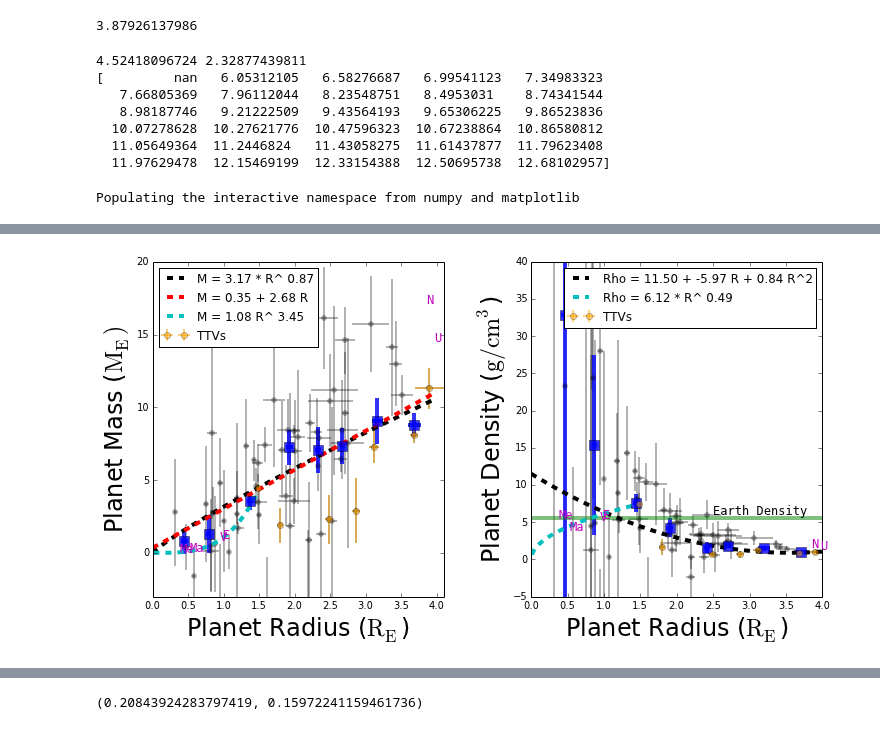
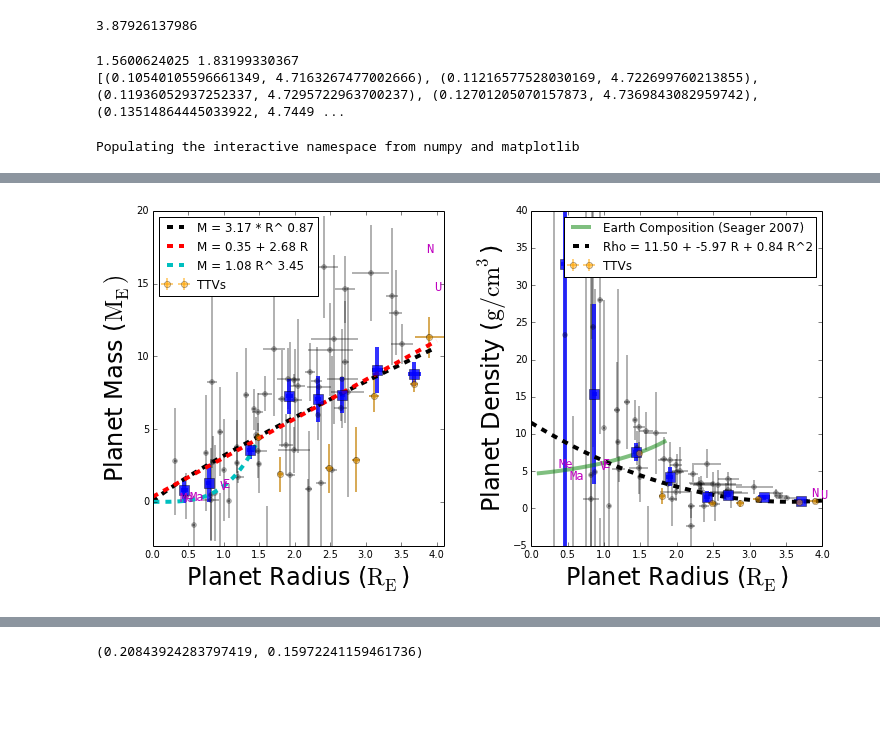
Before and after one commit to sealauren/mrf, a Jupyter notebook: plot_mr.ipynb, the cells around one changed output, grey strips where cells are left out. Cells and saved outputs as stored; diff of their text form; code cells hidden in the pictures; blank space fills up the shorter version.

Commit message:
Modified figure 2 caption and removed dr fit for rocky planets.

```diff
--- a/plot_mr.ipynb
+++ b/plot_mr.ipynb
@@ -422,25 +422,19 @@ means = pd.DataFrame({'r_m':rwm, 'r_d':rwd, 'ur':urw, 'm':mw, 'um':umw, 'rho':rh
 # %%
 # Calculate Earth composition from Seager 2007
 # this is good for Ms < 4
-m1, r1 = 6.41, 3.19
+m1, 6.41; r1 = 3.19
 k1 = -0.20945; k2 = 0.0804; k3 = 0.394
-m_phys = np.arange(0,30,1)
-r_phys = np.arange(0,4,0.1)
+m_phys = np.logspace(-3, 1, num=50)
 ms = m_phys/m1; rs = r_phys/r1
 logrs = k1 + 1/3. * np.log10(ms) - k2 * ms**k3
 rs = pow(10.,logrs)
 print max(ms), max(rs*r1)
 m_seager = ms*m1; r_seager = rs*r1
 d_seager = m_seager/(4/3.*pi*r_seager**3.)*mearth/rearth**3.
-print d_seager
+print zip(r_seager,d_seager)
 # %% [output]
-4.52418096724 2.32877439811
-[         nan   6.05312105   6.58276687   6.99541123   7.34983323
-   7.66805369   7.96112044   8.23548751   8.4953031    8.74341544
-   8.98187746   9.21222509   9.43564193   9.65306225   9.86523836
-  10.07278628  10.27621776  10.47596323  10.67238864  10.86580812
-  11.05649364  11.2446824   11.43058275  11.61437877  11.79623408
-  11.97629478  12.15469199  12.33154388  12.50695738  12.68102957]
+1.5600624025 1.83199330367
+[(0.10540105596661349, 4.7163267477002666), (0.11216577528030169, 4.722699760213855), (0.11936052937252337, 4.7295722963700237), (0.12701205070157873, 4.7369843082959742), (0.13514864445033922, 4.7449 ...
 # %%
 # plot mass, density vs. radius
 #%matplotlib osx
@@ -466,15 +460,14 @@ ax1.legend(loc='upper left');
 pyplot.axis([0.0,4.1,-3,20])
 
 ax2 = fig.add_subplot(1,2,2)
-ax2.axhline(y=5.52, linewidth=4, color='g', alpha = 0.5)
+ax2.plot(r_seager,d_seager, color='g', alpha = 0.5, linewidth=4, label=('Earth Composition (Seager 2007)'))
 ax2.errorbar(sp.r, sp.rho, xerr=sp.ur, yerr=sp.urho, fmt='o', markersize=5,
              alpha=0.3, color='k',capsize=0, elinewidth=2);
 ax2.plot(rarr, darr3, '--k', linewidth=4, label=("Rho = %.2f + %.2f R + %.2f R^2" % (best_q[0], best_q[1], best_q[2])))
 #ax2.plot(rarr, dplaw, '--r', linewidth=4, label=("Rho = %.2f * R^ %.2f"% (dpars[0], dpars[1])))
-ax2.plot(rocky_r, rockdlaw, '--c', linewidth=4, label=("Rho = %.2f * R^ %.2f"% (rocky_d[0], rocky_d[1])))
+#ax2.plot(rocky_r, rockdlaw, '--c', linewidth=4, label=("Rho = %.2f * R^ %.2f"% (rocky_d[0], rocky_d[1])))
 ax2.set_xlabel('Planet Radius ($\mathrm{R_E}$)',fontsize=24)
 ax2.set_ylabel('Planet Density ($\mathrm{g/cm^{3}}$)',fontsize=24)
-ax2.text(2.5, 6, 'Earth Density', fontsize=12, family='monospace')
 ax2.errorbar(means.r_d,means.rho, xerr=means.ur, yerr=means.urho,
              markersize=10, marker='s', fmt='o', capsize=0, elinewidth=4, alpha=0.8)
 ax2.errorbar(ttvs.r, ttvs.rho, xerr=ttvs.ur, yerr=ttvs.urho, fmt='o',capsize=0, elinewidth=2, alpha=0.5, color='orange',label=('TTVs'))
@@ -499,4 +490,4 @@ WARNING: pylab import has clobbered these variables: ['axes']
-[figure, old version]
+[figure, new version]
 # %%
 ordered_d = sp.sort('r')
 print ordered_d.ix[:,['r','rho','urho']]
```
Also changed, not shown: parts of 1 cell of this notebook, 6 other files.
